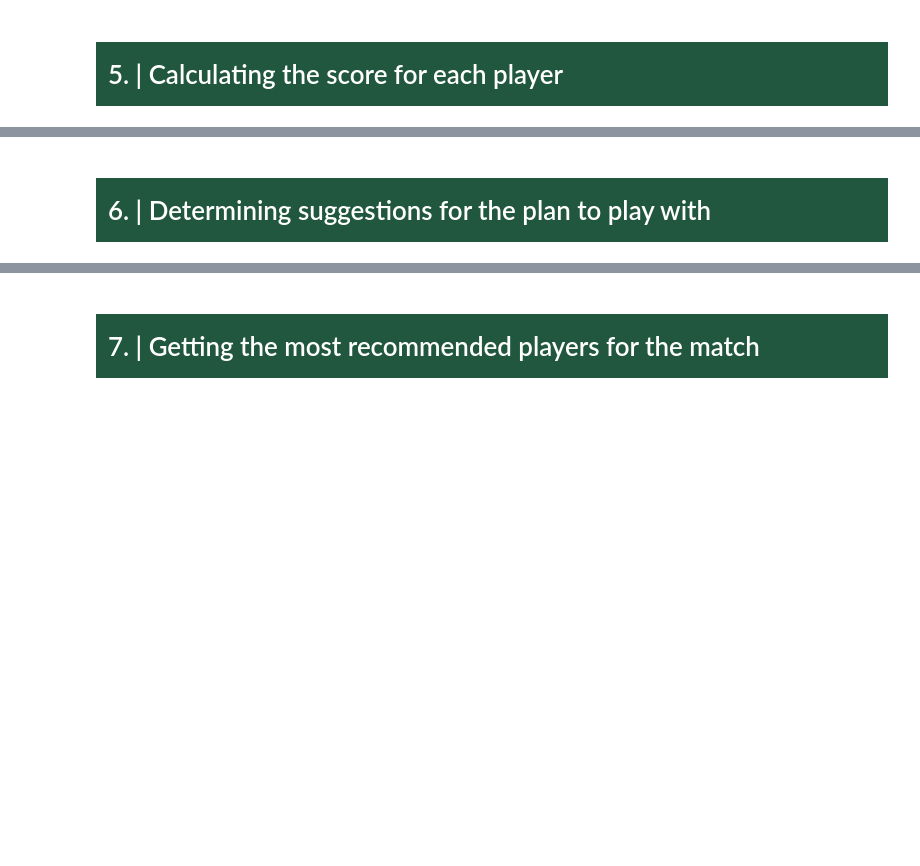
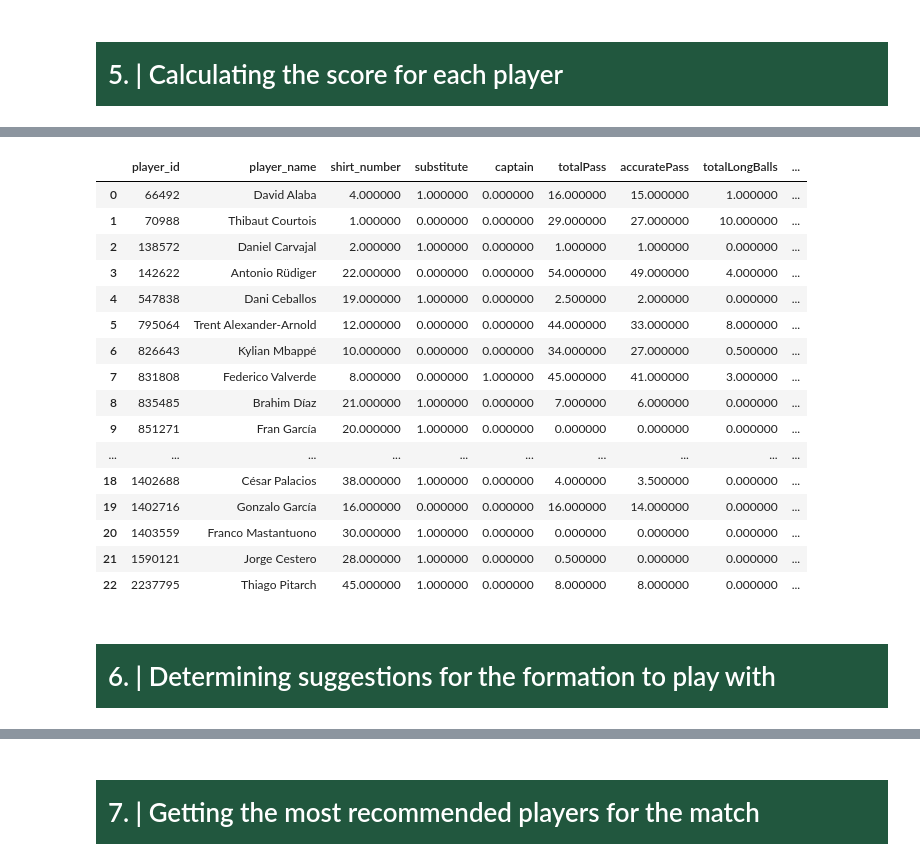
Before and after one commit to AI-Assistant-for-Football-Tactical/AI, a Jupyter notebook: pre_match.ipynb, the cells around one changed output, grey strips where cells are left out. Saved outputs shown, nothing was run; the diff lists cells and outputs as text; code cells hidden in the pictures; blank space fills up the shorter version.

```diff
--- a/pre_match.ipynb
+++ b/pre_match.ipynb
@@ -1622,5 +1832,81 @@ player_stats.style.background_gradient(cmap='Greens').set_properties(**{'font-fa
+# %%
+def get_players_scores( api_base : str , players_stats : DataFrame , team_name : str) -> DataFrame:
+
+    '''this function is used to take a dataframe of players stats and team name (each players should has stats for the last n matches)
+    and return the same dataframe of the players stats but also including a new column which is score column for each player
+    noting : this function works for the players who has single or multiple positions'''
+
+    try :
+        results_list = [] # adding results for each match in this list to concat them later (to get the real position)
+        for event_id in player_stats['match_id'].unique():
+            result = get_player_real_position(api_base , event_id , team_name)
+            results_list.append(result)
+
+        all_real_positions = pd.concat(objs=results_list , axis=0 , ignore_index=False) # concatination
+        players_stats_filtered = players_stats[players_stats['player_name'].isin(all_real_positions['player_name'].unique())] # filtering our players from others
+
+        # getting all positions for the same player in list
+        all_real_positions2 = all_real_positions.groupby(by =['player_id' , 'player_name' , 'role'])['specific_role'].apply(lambda x: list(set(x)) if len(set(x)) > 1 else x.iloc[0]).reset_index()
+
+        # getting the median of the statistics for the players
+        players_stats_filtered2 = players_stats_filtered.drop(columns=['match_id','position' , 'statistics_type']).groupby(by=['player_id' , 'player_name']).median().reset_index()
+
+        # concatinating the two dataframes
+        player_stats_with_scores = players_stats_filtered2.merge(all_real_positions2.drop(columns='player_name') , on=[ 'player_id'] , how='left')
+
+        # getting the score
+        player_stats_with_scores['score'] = player_stats_with_scores.apply(apply_score_formula_singlevalue , axis=1)
+
+
+        # separating the multiple positions for the same player into different rows
+        player_stats_with_scores = player_stats_with_scores.explode(['specific_role', 'score']).reset_index(drop=True).drop_duplicates()
+
+        # calculating the score inside each general position not accross all positions by setting the max value as 100 and the others is percentage from it
+        player_stats_with_scores['score'] = player_stats_with_scores.groupby('role')['score'].transform(
+            lambda x: np.where(
+                x.max() != x.min(),
+                (100 * x) / x.max(),
+                x   # identical scores → assign 0
+            )
+        )
+
+        # getting the names of the columns
+        columns = list(player_stats_with_scores.columns)
+        columns.remove('specific_role')
+        columns.remove('score')
+
+        return player_stats_with_scores.groupby(columns, as_index=False).agg({ # getting roles in a list intead of different rows
+          'specific_role': lambda x: list(set(x)) if len(set(x)) > 1 else x.iloc[0],
+          'score': lambda x: list(set(x)) if len(set(x)) > 1 else x.iloc[0]
+      })
+
+    except Exception as e :
+        print(f'problem with getting real position of the players {e}')
+        return np.NaN
+
+
+player_stats_pos  = get_players_scores(api_base , player_stats , 'Real Madrid')
+player_stats_pos.style.background_gradient(cmap='Greens').set_properties(**{'font-family': 'Segoe UI'})
+# %% [output]
+|  | player_id | player_name | shirt_number | substitute | captain | totalPass | accuratePass | totalLongBalls | ... |
+| 0 | 66492 | David Alaba | 4.000000 | 1.000000 | 0.000000 | 16.000000 | 15.000000 | 1.000000 | ... |
+| 1 | 70988 | Thibaut Courtois | 1.000000 | 0.000000 | 0.000000 | 29.000000 | 27.000000 | 10.000000 | ... |
+| 2 | 138572 | Daniel Carvajal | 2.000000 | 1.000000 | 0.000000 | 1.000000 | 1.000000 | 0.000000 | ... |
+| 3 | 142622 | Antonio Rüdiger | 22.000000 | 0.000000 | 0.000000 | 54.000000 | 49.000000 | 4.000000 | ... |
+| 4 | 547838 | Dani Ceballos | 19.000000 | 1.000000 | 0.000000 | 2.500000 | 2.000000 | 0.000000 | ... |
+| 5 | 795064 | Trent Alexander-Arnold | 12.000000 | 0.000000 | 0.000000 | 44.000000 | 33.000000 | 8.000000 | ... |
+| 6 | 826643 | Kylian Mbappé | 10.000000 | 0.000000 | 0.000000 | 34.000000 | 27.000000 | 0.500000 | ... |
+| 7 | 831808 | Federico Valverde | 8.000000 | 0.000000 | 1.000000 | 45.000000 | 41.000000 | 3.000000 | ... |
+| 8 | 835485 | Brahim Díaz | 21.000000 | 1.000000 | 0.000000 | 7.000000 | 6.000000 | 0.000000 | ... |
+| 9 | 851271 | Fran García | 20.000000 | 1.000000 | 0.000000 | 0.000000 | 0.000000 | 0.000000 | ... |
+| ... | ... | ... | ... | ... | ... | ... | ... | ... | ... |
+| 18 | 1402688 | César Palacios | 38.000000 | 1.000000 | 0.000000 | 4.000000 | 3.500000 | 0.000000 | ... |
+| 19 | 1402716 | Gonzalo García | 16.000000 | 0.000000 | 0.000000 | 16.000000 | 14.000000 | 0.000000 | ... |
+| 20 | 1403559 | Franco Mastantuono | 30.000000 | 1.000000 | 0.000000 | 0.000000 | 0.000000 | 0.000000 | ... |
+| 21 | 1590121 | Jorge Cestero | 28.000000 | 1.000000 | 0.000000 | 0.500000 | 0.000000 | 0.000000 | ... |
+| 22 | 2237795 | Thiago Pitarch | 45.000000 | 1.000000 | 0.000000 | 8.000000 | 8.000000 | 0.000000 | ... |
 # %% [markdown]
-# <div style="font-family: Trebuchet MS; background-color:rgba(33, 87, 62, 1); color: #FFFFFF; padding: 12px; line-height: 1.5;">6. | Determining suggestions for the plan to play with  </div>
+# <div style="font-family: Trebuchet MS; background-color:rgba(33, 87, 62, 1); color: #FFFFFF; padding: 12px; line-height: 1.5;">6. | Determining suggestions for the formation to play with  </div>
 # %%
 def formation_suggestions(api_base: str , opponent_id: int) -> list:
     '''this function takes the base of the api without the endpoint , the opponent team id and returns the most suggested formation we should play with'''
```
Also changed, not shown: parts of 19 cells of this notebook.
